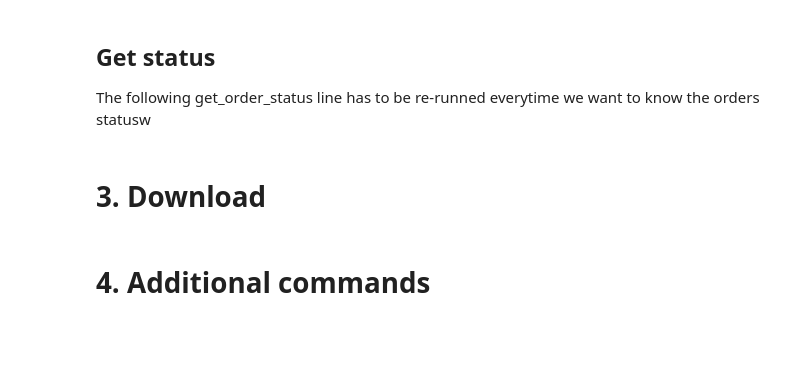
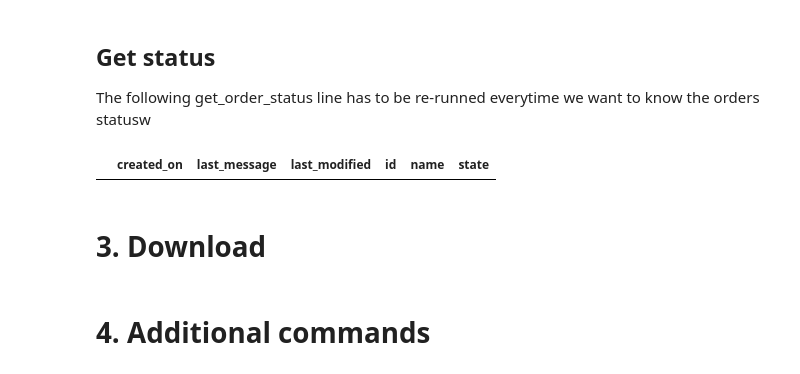
Before and after one commit to dfguerrerom/planet_search_order_download, a Jupyter notebook: 1_Search_Order_Download.ipynb, the cells around one changed output. Saved outputs shown, nothing was run; the diff lists cells and outputs as text; code cells hidden in the pictures; blank space fills up the shorter version.

```diff
--- a/1_Search_Order_Download.ipynb
+++ b/1_Search_Order_Download.ipynb
@@ -314,7 +376,11 @@ print('Finished')
 The following get_order_status line has to be re-runned everytime we want to know the orders statusw
 # %%
 # Use the pages to limit the search, every page will display 20 orders.
-get_orders_status(client, pages=None).sort_values(by=['created_on'])
+current_orders = get_orders_status(client, pages=None).sort_values(by=['created_on'])
+# %%
+current_orders
+# %% [output]
+|  | created_on | last_message | last_modified | id | name | state |
 # %% [markdown]
 # 3. Download
 # %%
```
Also changed, not shown: parts of 34 cells of this notebook, 2 other files.
